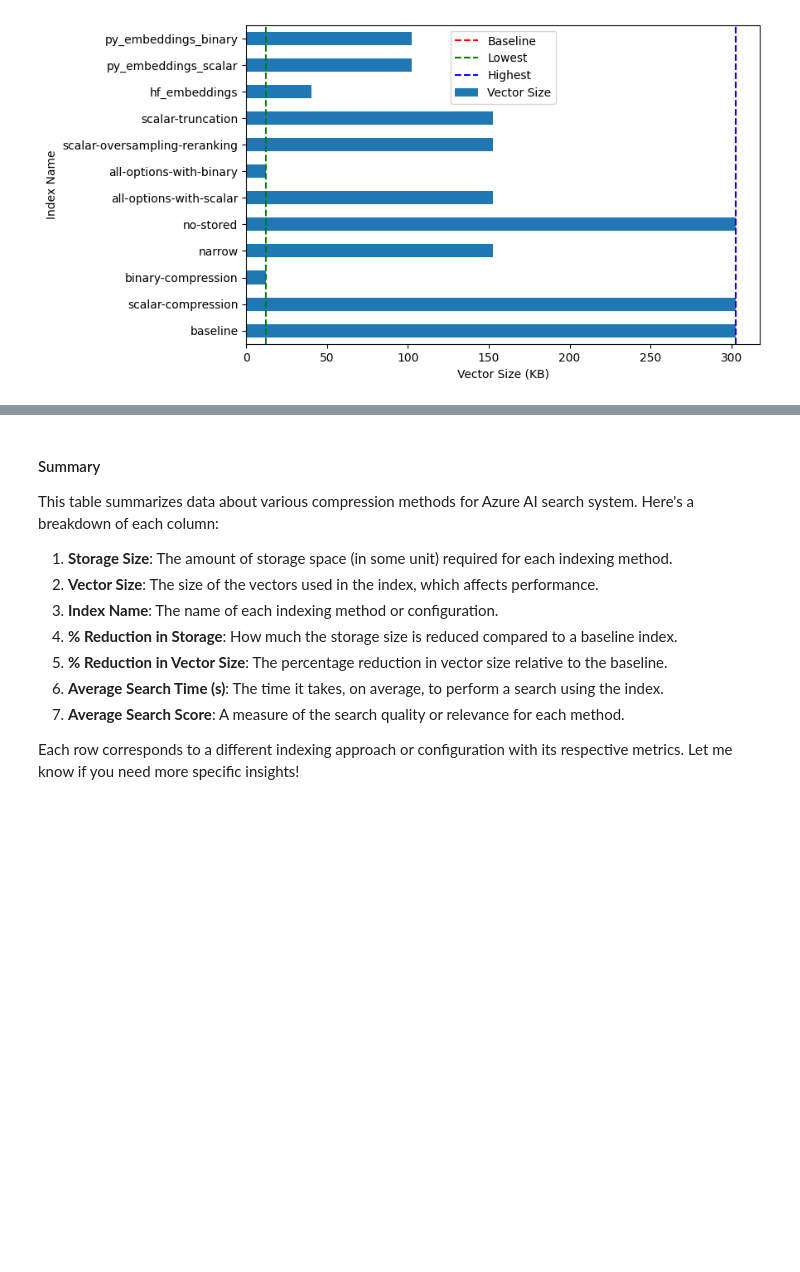
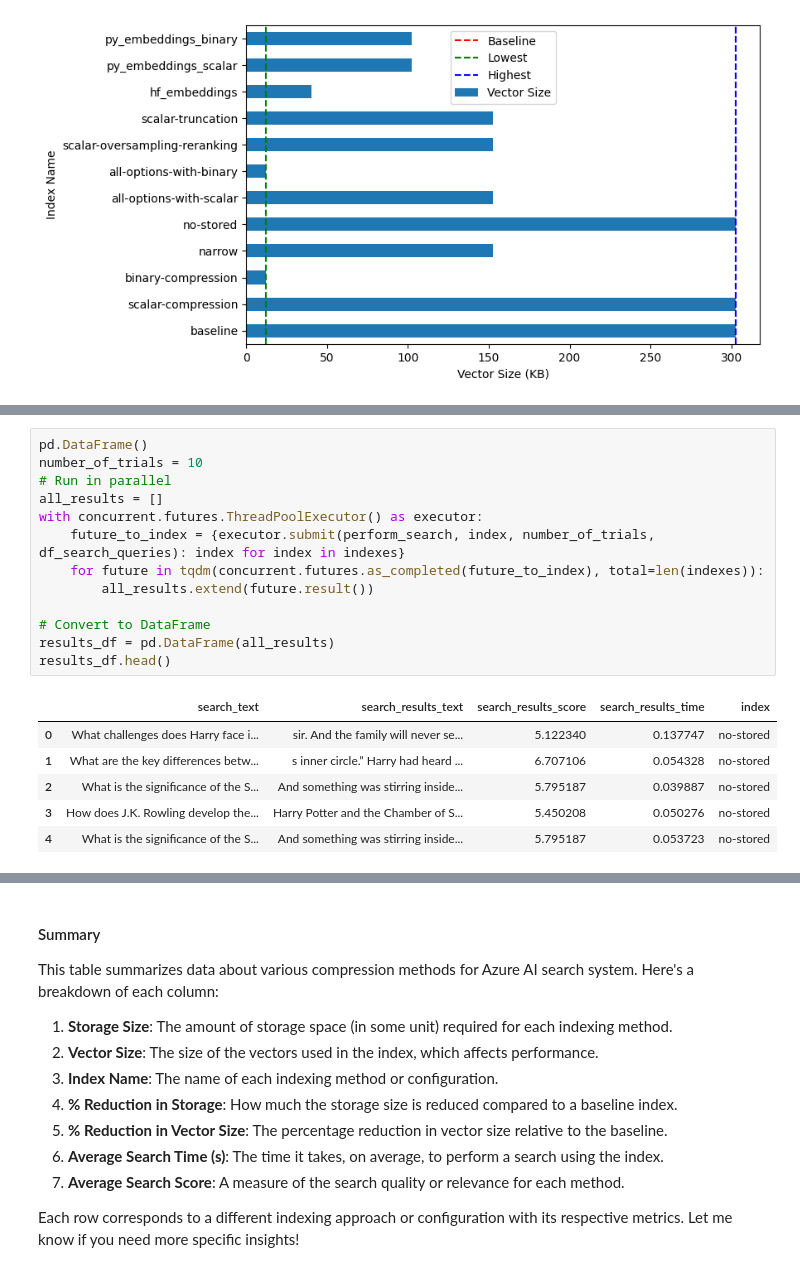
Before and after one commit to sriksmachi/vector-opt-ai-search, a Jupyter notebook: optimized_vector_embeddings.ipynb, the cells around one changed output, grey strips where cells are left out. Cells and saved outputs as stored; diff of their text form; blank space fills up the shorter version.

```diff
--- a/optimized_vector_embeddings.ipynb
+++ b/optimized_vector_embeddings.ipynb
@@ -191,3 +207,23 @@ results_df.head()
+# %%
+pd.DataFrame()
+number_of_trials = 10
+# Run in parallel
+all_results = []
+with concurrent.futures.ThreadPoolExecutor() as executor:
+    future_to_index = {executor.submit(perform_search, index, number_of_trials, df_search_queries): index for index in indexes}
+    for future in tqdm(concurrent.futures.as_completed(future_to_index), total=len(indexes)):
+        all_results.extend(future.result())
+
+# Convert to DataFrame
+results_df = pd.DataFrame(all_results)
+results_df.head()
+# %% [output]
+|  | search_text | search_results_text | search_results_score | search_results_time | index |
+| 0 | What challenges does Harry face i... | sir. And the family will never se... | 5.122340 | 0.137747 | no-stored |
+| 1 | What are the key differences betw... | s inner circle.” Harry had heard ... | 6.707106 | 0.054328 | no-stored |
+| 2 | What is the significance of the S... | And something was stirring inside... | 5.795187 | 0.039887 | no-stored |
+| 3 | How does J.K. Rowling develop the... | Harry Potter and the Chamber of S... | 5.450208 | 0.050276 | no-stored |
+| 4 | What is the significance of the S... | And something was stirring inside... | 5.795187 | 0.053723 | no-stored |
 # %%
 results_df.groupby("index")["search_results_time"].agg(["min", "max", "mean"]).plot(kind="barh", figsize=(5, 5))
 plt.xlabel("Search Time (s)")
```
Also changed, not shown: parts of 13 cells of this notebook, 5 other files.
